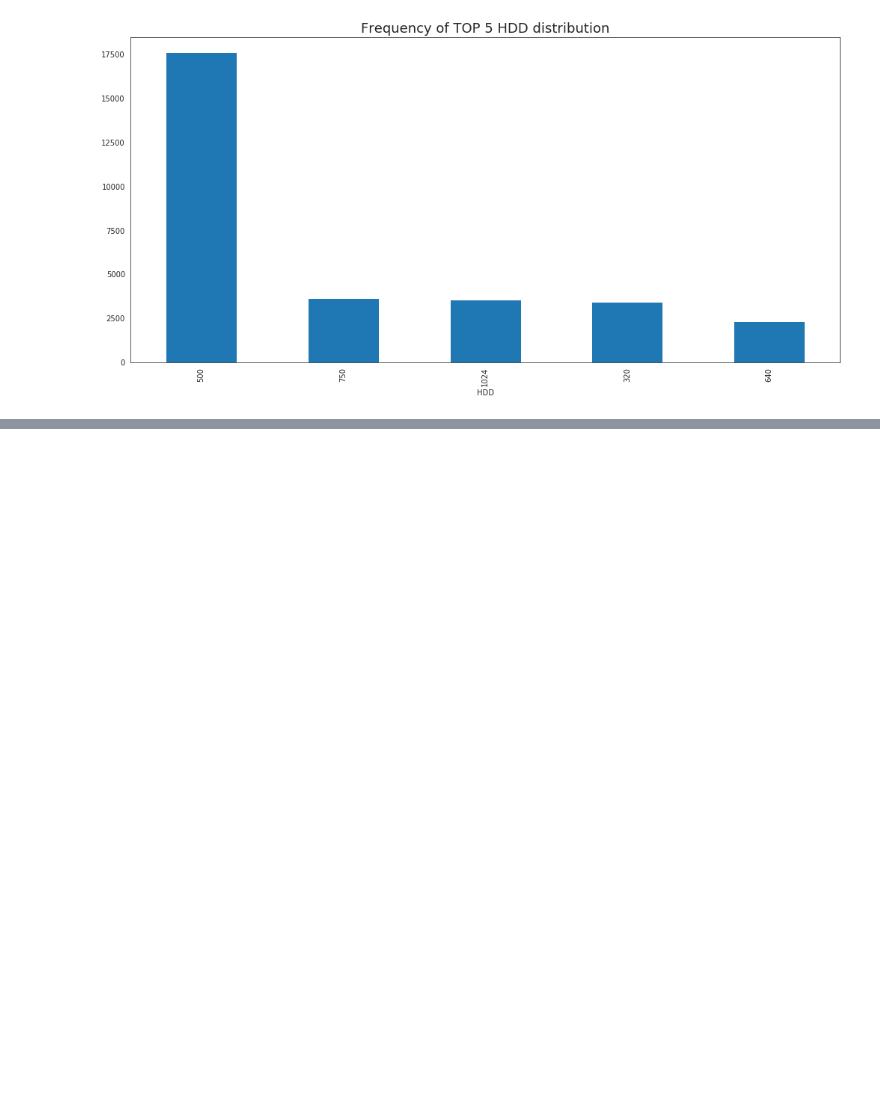
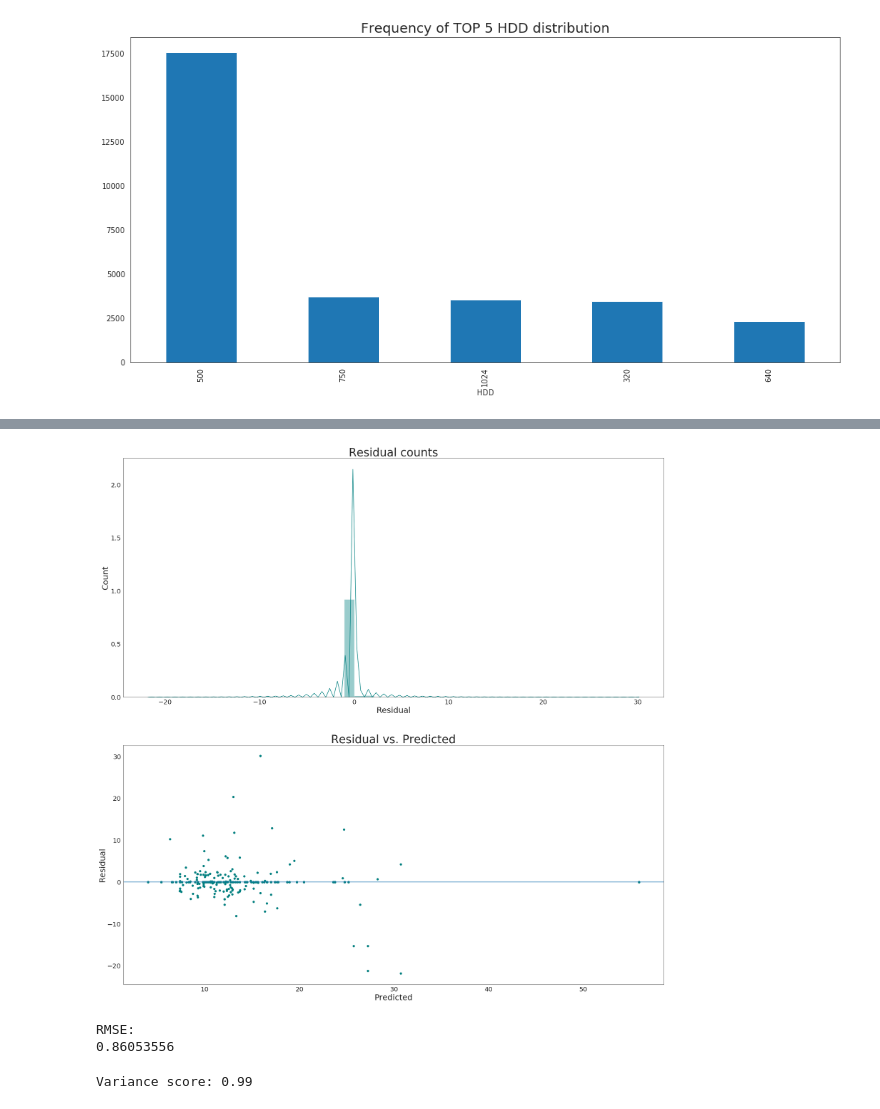
Before and after one commit to jackNhat/estimate_price, a Jupyter notebook: main.ipynb, the cells around one changed output, grey strips where cells are left out. Saved outputs shown, nothing was run; the diff lists cells and outputs as text; code cells hidden in the pictures; blank space fills up the shorter version.

Commit message:
modeling

```diff
--- a/main.ipynb
+++ b/main.ipynb
@@ -186,0 +191,5 @@ plt.show()
+# %%
+data = df
+X = data[['brands', 'chip_brands', 'chip_speed', 'ram', 'hdd', 'ssd', 'card_brand', 'card_model', 'monitorSize']]
+Y = data.price
+X = pd.get_dummies(data=X)
@@ -186,0 +206,42 @@ plt.show()
+# %%
+X_train, X_test, Y_train, Y_test = train_test_split(X, Y, test_size = .20, random_state = 42)
+# %%
+from sklearn import neighbors
+# the value of n_neighbors will be changed when we plot the histogram showing the lowest RMSE value
+knn = neighbors.KNeighborsRegressor(n_neighbors=6)
+knn.fit(X_train, Y_train)
+
+predicted = knn.predict(X_test)
+residual = Y_test - predicted
+
+fig = plt.figure(figsize=(30,30))
+ax1 = plt.subplot(211)
+sns.distplot(residual, color ='teal')
+plt.tick_params(axis='both', which='major', labelsize=20)
+plt.title('Residual counts',fontsize=35)
+plt.xlabel('Residual',fontsize=25)
+plt.ylabel('Count',fontsize=25)
+
+ax2 = plt.subplot(212)
+plt.scatter(predicted, residual, color ='teal')
+plt.tick_params(axis='both', which='major', labelsize=20)
+plt.xlabel('Predicted',fontsize=25)
+plt.ylabel('Residual',fontsize=25)
+plt.axhline(y=0)
+plt.title('Residual vs. Predicted',fontsize=35)
+
+plt.show()
+
+from sklearn.metrics import mean_squared_error
+rmse = np.sqrt(mean_squared_error(Y_test, predicted))
+print('RMSE:')
+print(rmse)
+# %% [output]
+[figure, added]
+RMSE:
+0.86053556
+# %%
+from sklearn.metrics import r2_score
+print('Variance score: %.2f' % r2_score(Y_test, predicted))
+# %% [output]
+Variance score: 0.99
```
Also changed, not shown: parts of 28 cells of this notebook, 2 other files.
